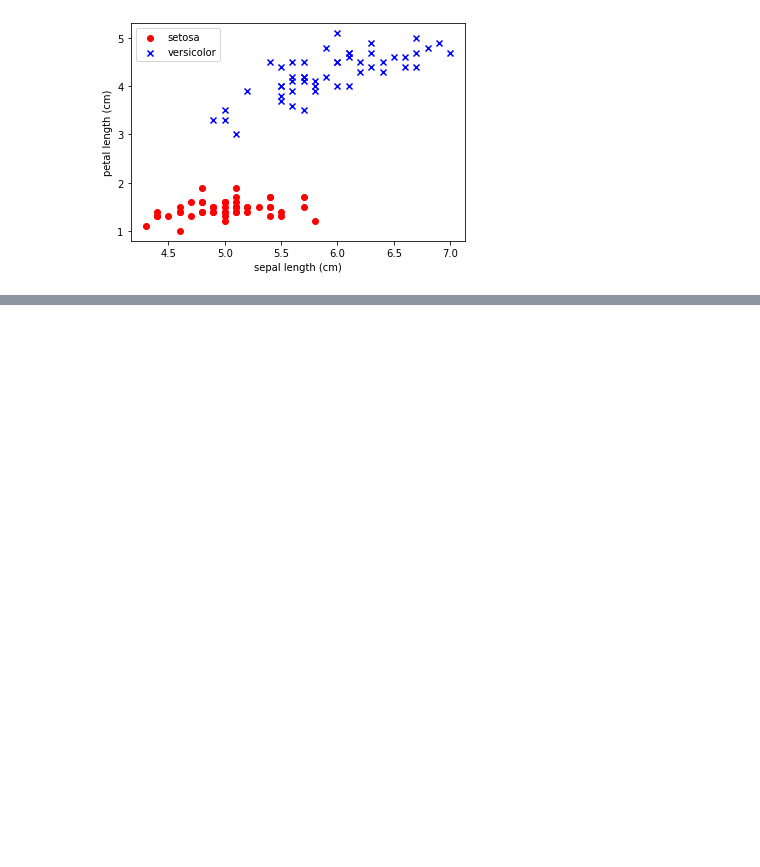
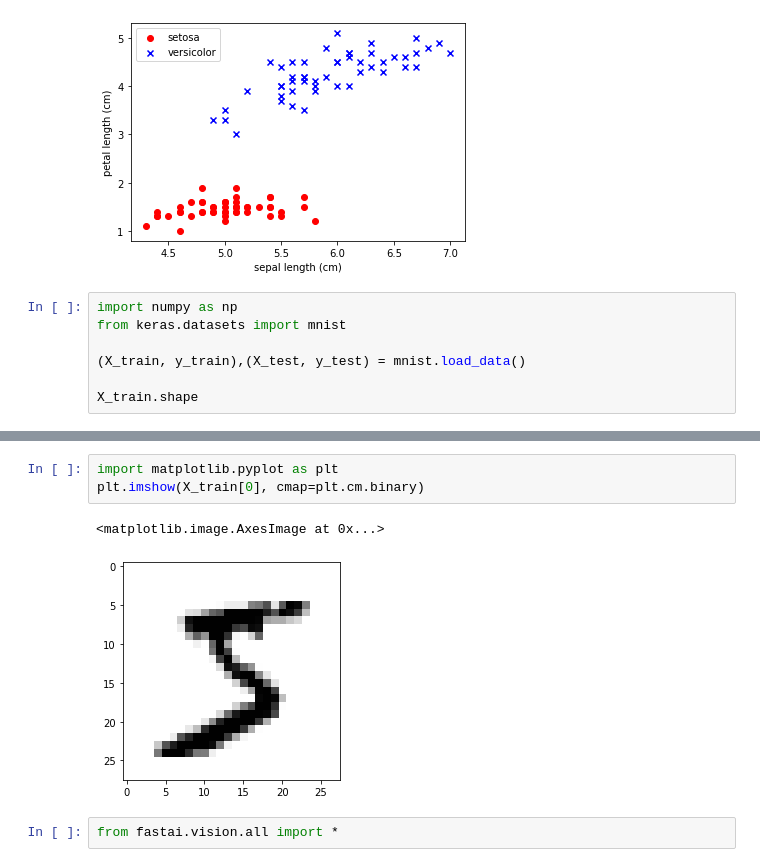
Before and after one commit to sebkaz/RTA_code, a Jupyter notebook: rozdzial1.ipynb, the cells around one changed output, grey strips where cells are left out. Drawn from its saved outputs; the diff is of its cells as text; blank space fills up the shorter version.

```diff
--- a/rozdzial1.ipynb
+++ b/rozdzial1.ipynb
@@ -168,3 +168,10 @@ plt.legend(loc='upper left')
 plt.show()
 # %% [output]
 [figure]
+# %%
+import numpy as np
+from keras.datasets import mnist
+
+(X_train, y_train),(X_test, y_test) = mnist.load_data()
+
+X_train.shape
@@ -170,0 +183,8 @@ plt.show()
+# %%
+import matplotlib.pyplot as plt
+plt.imshow(X_train[0], cmap=plt.cm.binary)
+# %% [output]
+<matplotlib.image.AxesImage at 0x...>
+[figure, added]
+# %%
+from fastai.vision.all import *
```
Also changed, not shown: parts of 46 cells of this notebook, 1 other file.
